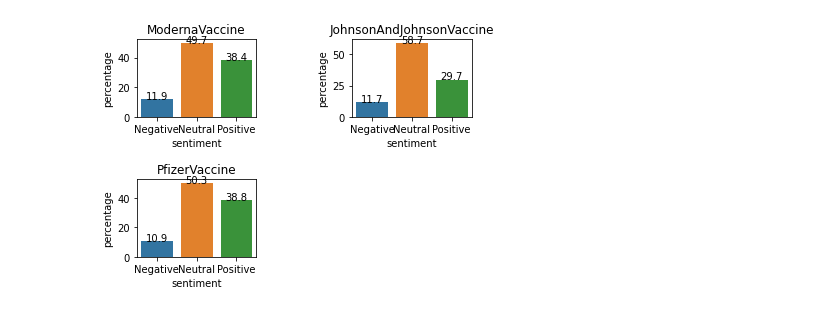
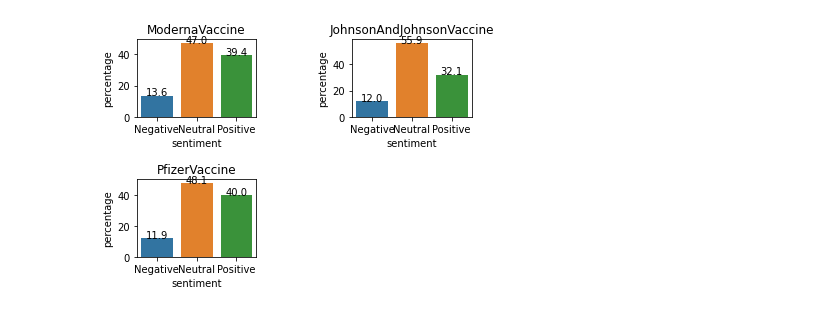
Before and after one commit to NavyaKiran/sentiment-analysis, a Jupyter notebook: test.ipynb, the cells around one changed output. Saved outputs shown, nothing was run; the diff lists cells and outputs as text; code cells hidden in the pictures.

```diff
--- a/test.ipynb
+++ b/test.ipynb
@@ -181,39 +181,39 @@ for topic in topics:
         # neutral_thresh = 0.05
 
         # Convert polarity score into sentiment categories
-        result_copy[topic]['textblob_sentiment'] = result_copy[topic]['textblob_score'].apply(lambda c: 'Positive' if c >= 0.05 else ('Negative' if c <= -(0.05) else 'Neutral'))
+        result_copy[topic]['textblob_sentiment'] = result_copy[topic]['textblob_score'].apply(lambda c: 'Positive' if c >= 0.02 else ('Negative' if c <= -(0.02) else 'Neutral'))
 
         textblob_sentiment_df = get_value_counts('textblob_sentiment','TextBlob', result_copy[topic])
 
         final_bar.append(textblob_sentiment_df)
 
 # bargraph plotting
 fig = plt.figure()
 fig.subplots_adjust(hspace=0.8, wspace=0.8)
 
-plt.rcParams["figure.figsize"] = (25,8)
+# plt.rcParams["figure.figsize"] = (25,8)
 
 ax = fig.add_subplot(2, 2, 1)
 ax.set_title(topics[0])
 for index, row in final_bar[0].iterrows():
         ax.text(row.name,row.percentage, round(row.percentage,1), color='black', ha="center")
 sns.barplot(x="sentiment", y="percentage", data=final_bar[0], ax=ax)
 
 ax = fig.add_subplot(2, 2, 2)
 ax.set_title(topics[1])
 for index, row in final_bar[1].iterrows():
         ax.text(row.name,row.percentage, round(row.percentage,1), color='black', ha="center")
 sns.barplot(x="sentiment", y="percentage", data=final_bar[1], ax=ax)
 
 ax = fig.add_subplot(2, 2, 3)
 ax.set_title(topics[2])
 for index, row in final_bar[2].iterrows():
         ax.text(row.name,row.percentage, round(row.percentage,1), color='black', ha="center")
 sns.barplot(x="sentiment", y="percentage", data=final_bar[2], ax=ax)
 
 plt.show()
 # %% [output]
-[figure, old version]
+[figure, new version]
 # %%
 #worldcloud
 #vaccinated
```
Also changed, not shown: parts of 13 cells of this notebook, 3 other files.
